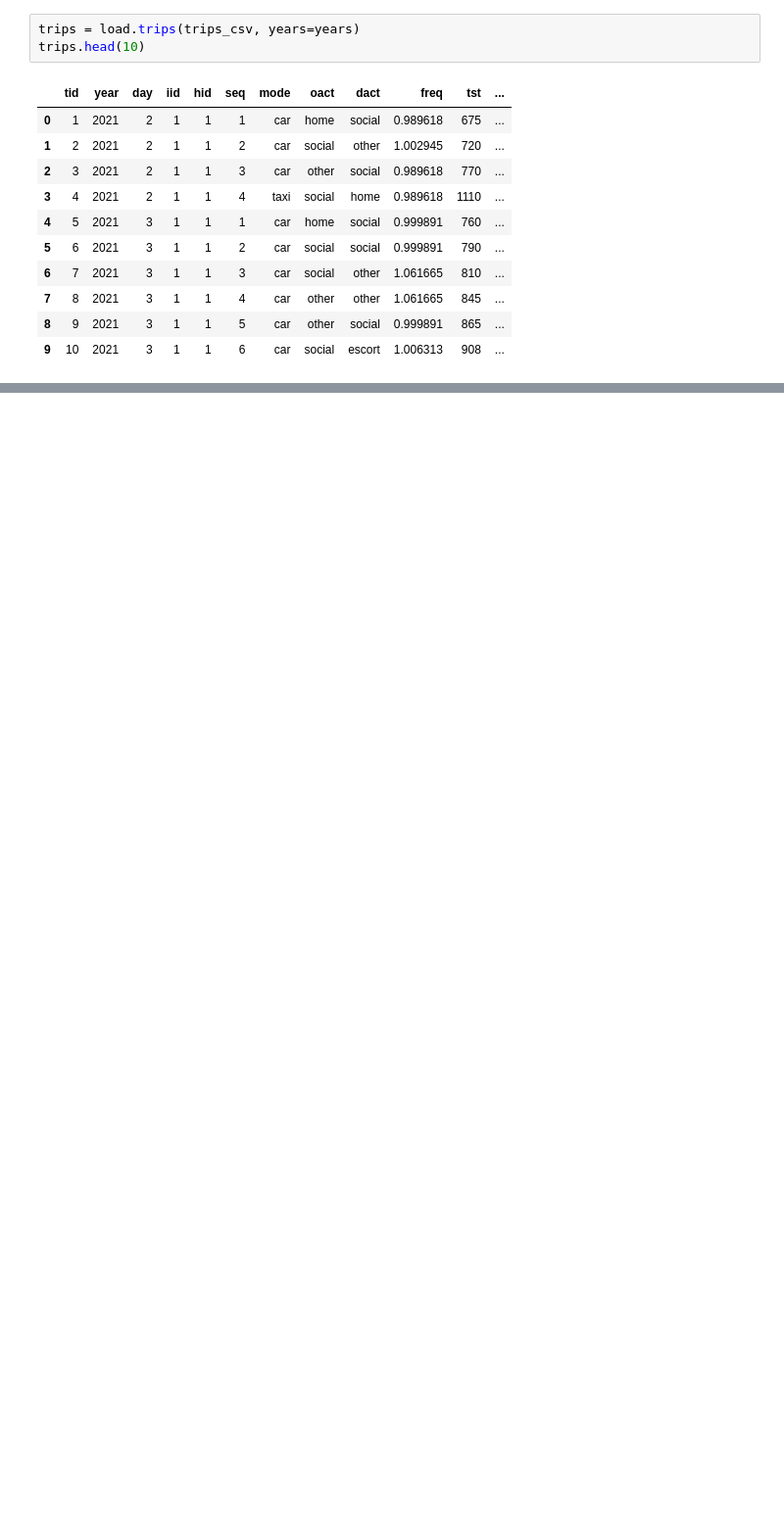
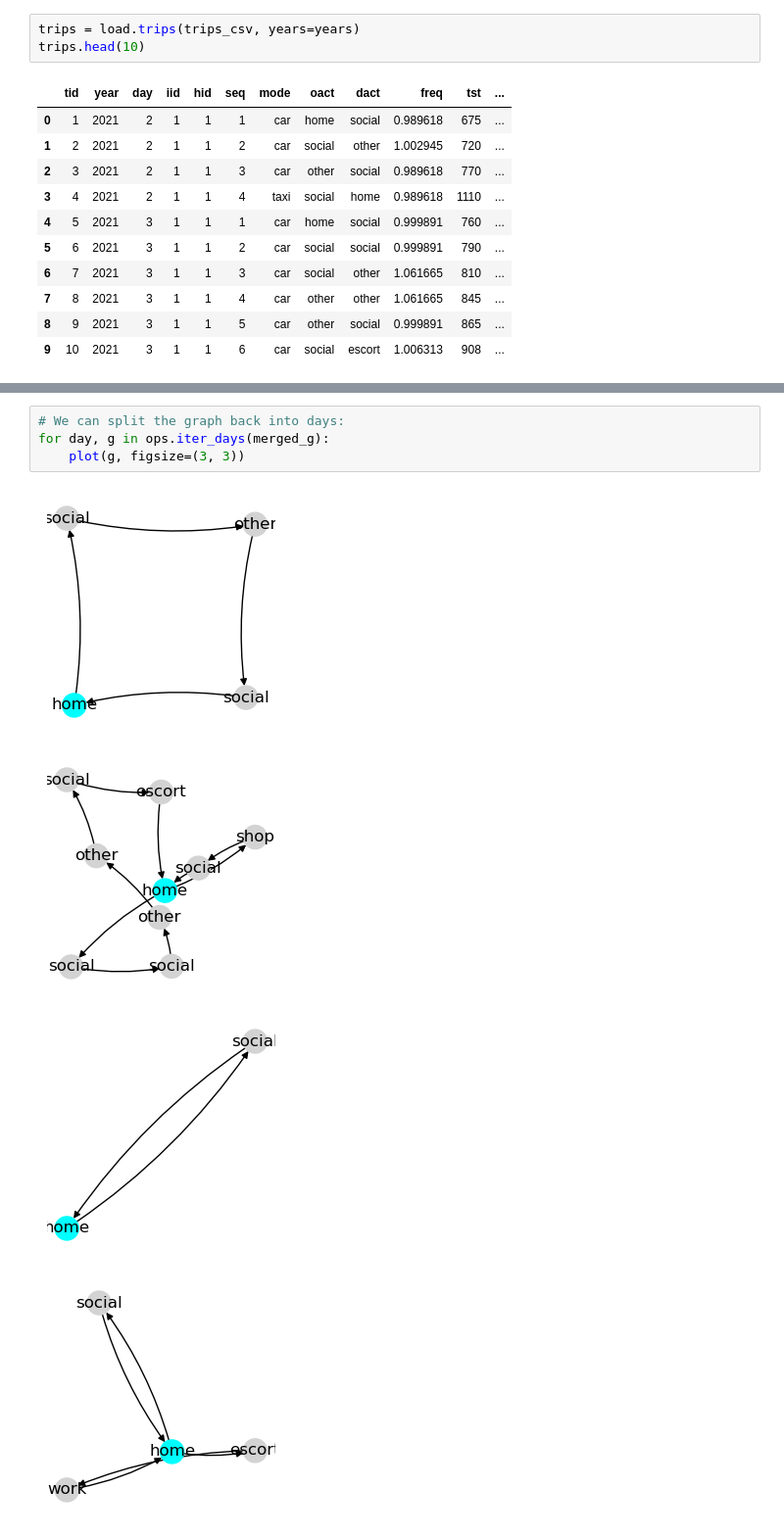
Before and after one commit to fredshone/ntsx, a Jupyter notebook: demo.ipynb, the cells around one changed output, grey strips where cells are left out. Shown at 98% size. Saved outputs shown, nothing was run; the diff lists cells and outputs as text; blank space fills up the shorter version.

```diff
--- a/demo.ipynb
+++ b/demo.ipynb
@@ -97,0 +70,9 @@ AtlasView({0: {'duration': 600, 'tst': datetime.timedelta(days=3, seconds=45600)
+# %%
+# We can split the graph back into days:
+for day, g in ops.iter_days(merged_g):
+    plot(g, figsize=(3, 3))
+# %% [output]
+[figure, added]
+[figure, added]
+[figure, added]
+[figure, added]
```
Also changed, not shown: parts of 13 cells of this notebook, 3 other files.
